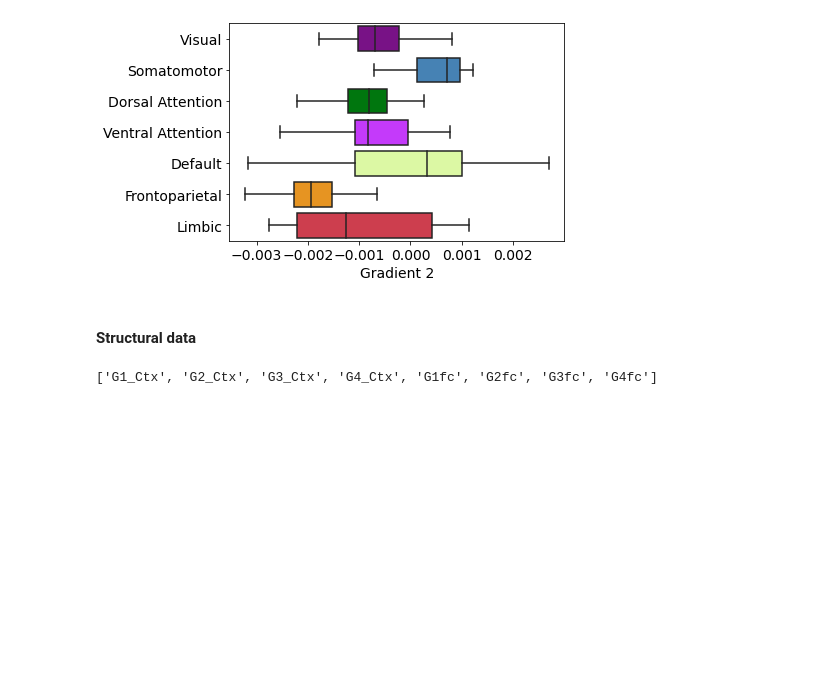
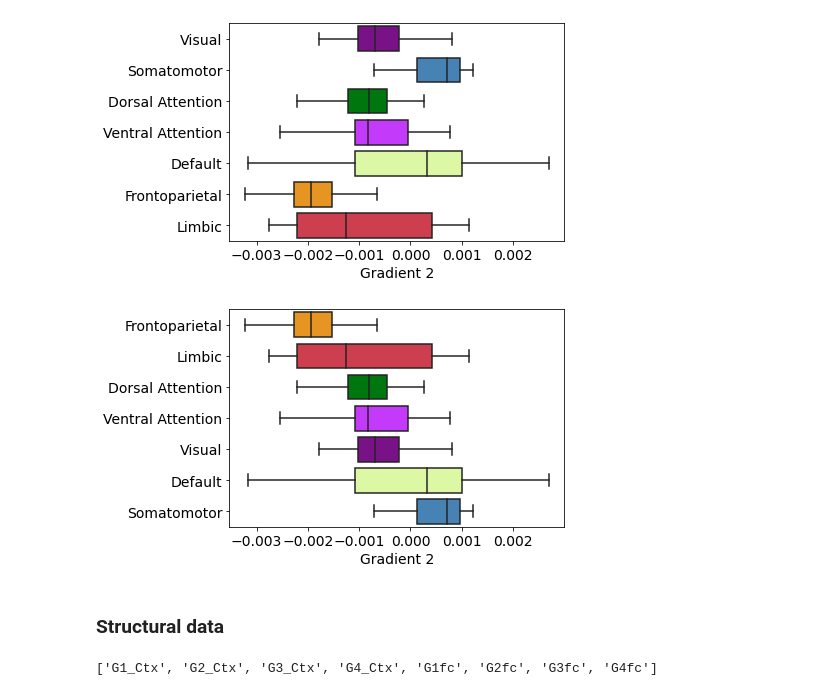
Before and after one commit to sudesnac/HumanBF-Connectivity, a Jupyter notebook: notebook/g-wCtx_networks.ipynb, the cells around one changed output. Cells and saved outputs as stored; diff of their text form; code cells hidden in the pictures; blank space fills up the shorter version.

```diff
--- a/notebook/g-wCtx_networks.ipynb
+++ b/notebook/g-wCtx_networks.ipynb
@@ -344,8 +343,20 @@ plt.savefig(fig_path + f'Func_HCPMMP_G2-Gradient-weighted_cortical_networks.png'
 plt.show()
 # %% [output]
 [figure]
+# %%
+sort_funcG2 = funcG2_net.mean().sort_values().index
+sorted_funcG2 = funcG2_net[sort_funcG2]
+# %%
+p = sns.boxplot(data=sorted_funcG2, orient='h', saturation=1, showfliers=False, palette=yeo_cols)
+p.tick_params(labelsize=14)
+#p.axes.set_title("Functional Gradient 1 Networks", fontsize=16)
+p.set_xlabel("Gradient 2", fontsize=14)
+plt.savefig(fig_path + f'Func_HCPMMP_G2-Gradient-weighted_cortical_networks_mean-sorted.png', dpi=300, bbox_inches='tight')
+plt.show()
+# %% [output]
+[figure, added]
 # %% [markdown]
-#### Structural data
+### Structural data
 # %%
 # getting srtuctural cortical data
 Diff_GCtx.files
```
Also changed, not shown: parts of 70 cells of this notebook, 5 other files.
